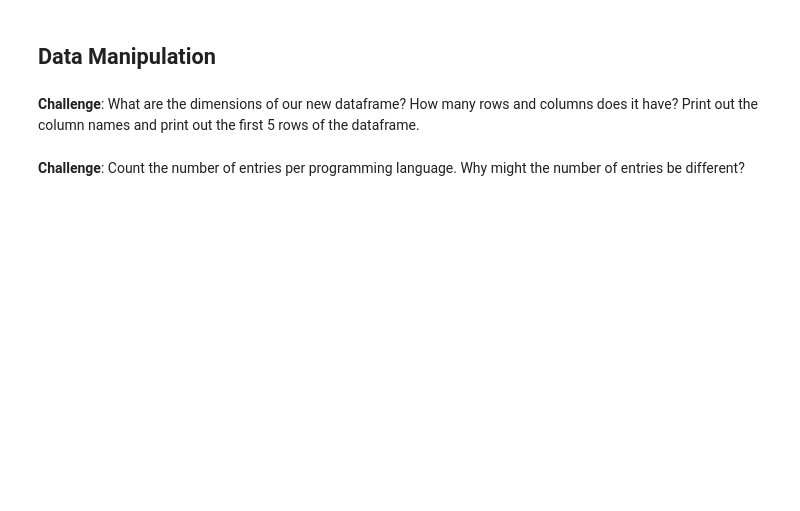
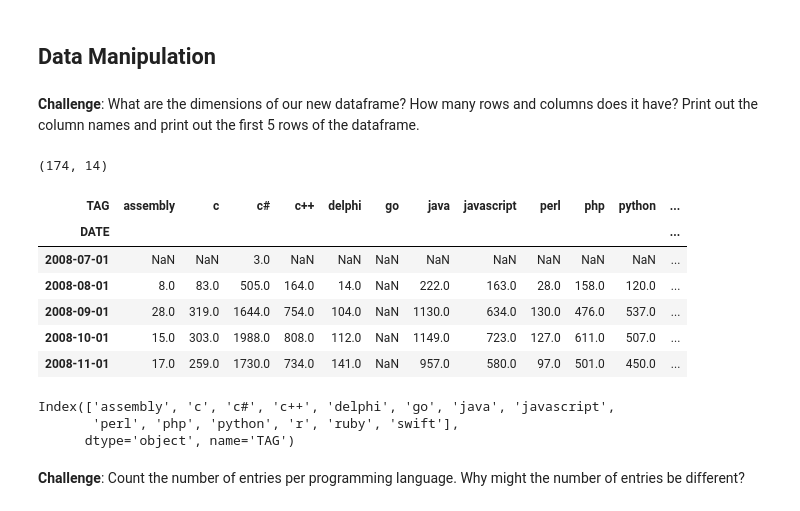
Before and after one commit to sojourn99/data-visualisation-matplotlib, a Jupyter notebook: Programming_Languages_(start).ipynb, the cells around one changed output. Saved outputs shown, nothing was run; the diff lists cells and outputs as text; code cells hidden in the pictures; blank space fills up the shorter version.

Commit message:
pivoting dataframes

```diff
--- a/Programming_Languages_(start).ipynb
+++ b/Programming_Languages_(start).ipynb
@@ -135,7 +135,29 @@ df.head()
 | 4 | 2008-08-01 | c++ | 164 |
 # %% [markdown]
 ## Data Manipulation
+# %%
+reshaped_df = df.pivot(index='DATE', columns='TAG', values='POSTS')
 # %% [markdown]
 **Challenge**: What are the dimensions of our new dataframe? How many rows and columns does it have? Print out the column names and print out the first 5 rows of the dataframe.
+# %%
+reshaped_df.shape
+# %% [output]
+(174, 14)
+# %%
+reshaped_df.head()
+# %% [output]
+| TAG | assembly | c | c# | c++ | delphi | go | java | javascript | perl | php | python | ... |
+| DATE |  |  |  |  |  |  |  |  |  |  |  | ... |
+| 2008-07-01 | NaN | NaN | 3.0 | NaN | NaN | NaN | NaN | NaN | NaN | NaN | NaN | ... |
+| 2008-08-01 | 8.0 | 83.0 | 505.0 | 164.0 | 14.0 | NaN | 222.0 | 163.0 | 28.0 | 158.0 | 120.0 | ... |
+| 2008-09-01 | 28.0 | 319.0 | 1644.0 | 754.0 | 104.0 | NaN | 1130.0 | 634.0 | 130.0 | 476.0 | 537.0 | ... |
+| 2008-10-01 | 15.0 | 303.0 | 1988.0 | 808.0 | 112.0 | NaN | 1149.0 | 723.0 | 127.0 | 611.0 | 507.0 | ... |
+| 2008-11-01 | 17.0 | 259.0 | 1730.0 | 734.0 | 141.0 | NaN | 957.0 | 580.0 | 97.0 | 501.0 | 450.0 | ... |
+# %%
+reshaped_df.columns
+# %% [output]
+Index(['assembly', 'c', 'c#', 'c++', 'delphi', 'go', 'java', 'javascript',
+       'perl', 'php', 'python', 'r', 'ruby', 'swift'],
+      dtype='object', name='TAG')
 # %% [markdown]
 **Challenge**: Count the number of entries per programming language. Why might the number of entries be different?
```
Also changed, not shown: parts of 7 cells of this notebook.
